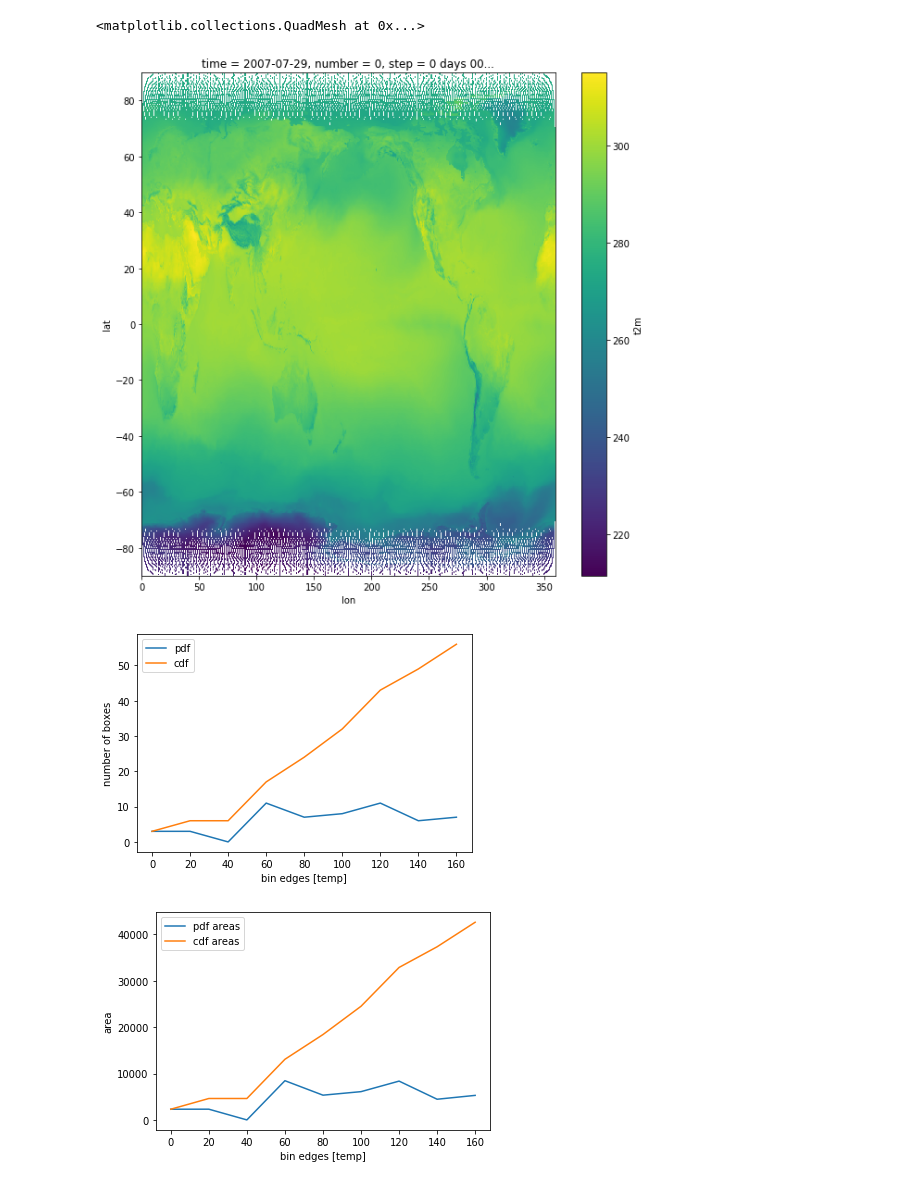
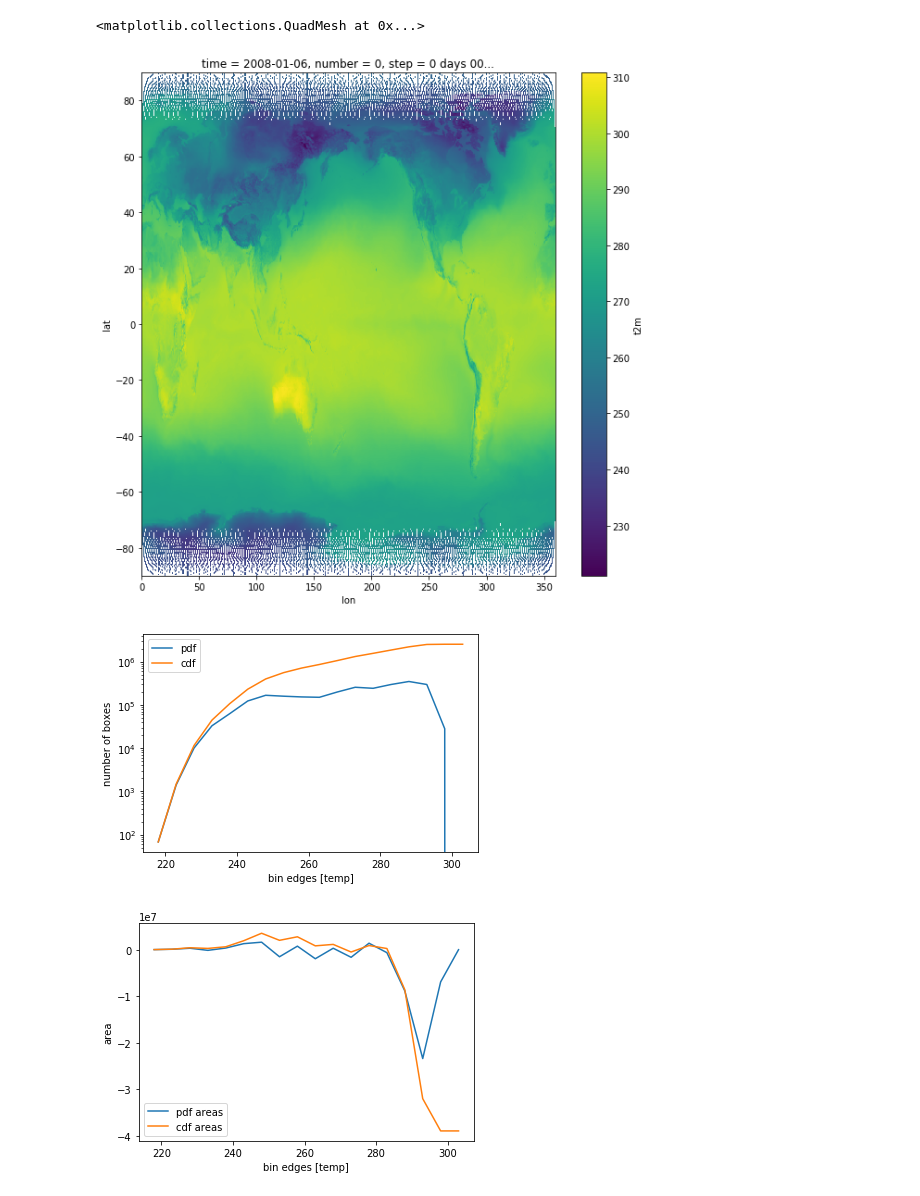
Before and after one commit to geosciences-data-practicum/reanalysis_getter, a Jupyter notebook: analysis/amandas_grid_counting.ipynb, the cells around one changed output. Cells and saved outputs as stored; diff of their text form; code cells hidden in the pictures.

Commit message:
add real data and edit area calculation

```diff
--- a/analysis/amandas_grid_counting.ipynb
+++ b/analysis/amandas_grid_counting.ipynb
@@ -12,8 +12,8 @@ R_earth = 6367.47 #km
 dphi = 0.25*np.pi/180. #radians, this is also dlambda
 # %%
 ds_grib = xr.load_dataset(
-    '/project2/geos39650/jet_stream/reanalysis_getter/cdsapi_requested_files/reanalysis_era5_request_167.128_2007-01-01 00:00:00.grib',
-    engine='cfgrib')  #this is the every 12 hours dataset (every 3 hours caused a memory error)
+    '/project2/geos39650/jet_stream/reanalysis_getter/cdsapi_requested_files/cds_dec07-feb08_12hrs.grib',
+    engine='cfgrib')
 # %%
 index = pd.MultiIndex.from_arrays(
     [ds_grib.longitude.values,
@@ -36,48 +54,49 @@ air_week_df = air_week.to_dataframe()
 air_week_df = air_week_df.reset_index(drop=False).filter(['lat', 'lon', 'time', 't2m'])
 # %%
 fig, ax = plt.subplots(figsize = (10, 10))
-air_week.isel(time=29).plot() #not sure if isel and time=200 will work now
+air_week.isel(time=5).plot()
 # %% [output]
 <matplotlib.collections.QuadMesh at 0x...>
-[figure, old version]
+[figure, new version]
 # %%
-Tmin = 0 #min(air_week_df.t2m)
-Tmax = 200 #max(air_week_df.t2m) #kelvin
-Tbins = range(Tmin,Tmax,20)
+Tmin = min(air_week_df.t2m)
+Tmax = max(air_week_df.t2m) #kelvin
+Tbins = range(int(Tmin),int(Tmax),5)
 
-#Temp = air_week_df['t2m']
-Temp = np.linspace(Tmin,Tmax,num=100)
-Temp += np.random.normal(loc=50,scale=50, size=100)
+Temp = air_week_df['t2m'][air_week_df['lat']>20] #put a cut to only look above ~mexico
+# Temp = np.linspace(Tmin,Tmax,num=100)
+# Temp += np.random.normal(loc=50,scale=50, size=100)
 
 
 #number of boxes at each temp
 pdf_boxes = np.histogram(Temp,bins=Tbins)
 plt.plot(pdf_boxes[1][:-1],pdf_boxes[0],label='pdf')
 #number of boxes below each temp
 # cdf = plt.hist(Temp,bins=Tbins,cumulative=True)
 cdf_boxes=np.cumsum(pdf_boxes[0])
 plt.plot(pdf_boxes[1][:-1],cdf_boxes,label='cdf')
 plt.legend()
 plt.xlabel('bin edges [temp]')
 plt.ylabel('number of boxes')
+plt.yscale('log')
 plt.show()
 
 #area
 #weight entry by box area so that y axis is no longer the number of boxes, but rather the area taken up by each box
-lat = np.linspace(np.pi/2.,np.pi/2.*(1-1/4.),num=100)
-areas = (R_earth*dphi)**2 * np.sin(lat)
+lat = air_week_df['lat'][air_week_df['lat']>20] #np.linspace(np.pi/2.,np.pi/2.*(1-1/4.),num=100)
+areas = (R_earth*dphi)**2 * np.cos(lat)
 weighted_T = Temp*areas
 pdf_areas = np.histogram(Temp,bins=Tbins,weights=areas)
 cdf_areas=np.cumsum(pdf_areas[0])
 plt.plot(pdf_areas[1][:-1],pdf_areas[0],label='pdf areas')
 plt.plot(pdf_areas[1][:-1],cdf_areas,label='cdf areas')
 plt.xlabel('bin edges [temp]')
 plt.ylabel('area')
 plt.legend()
 plt.show()
 # %% [output]
-[figure, old version]
+[figure, new version]
-[figure, old version]
+[figure, new version]
 # %%
 #convert area to effective latitude
 #A = 2piR^2 (1-sin(lat_eff))
```
Also changed, not shown: parts of 6 cells of this notebook.
